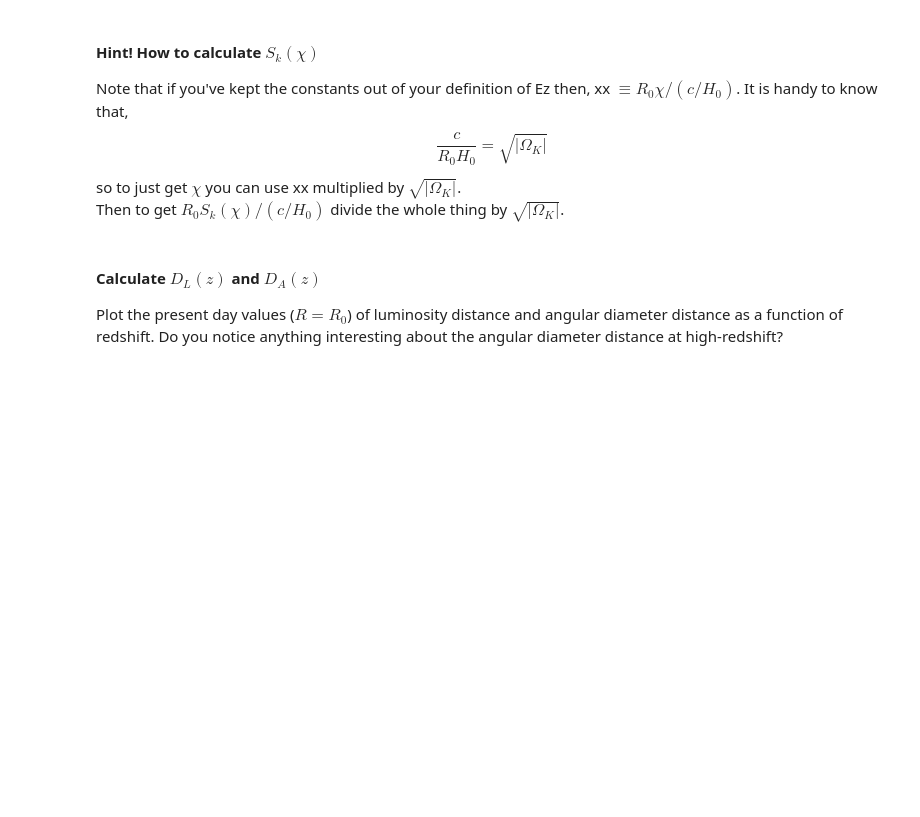
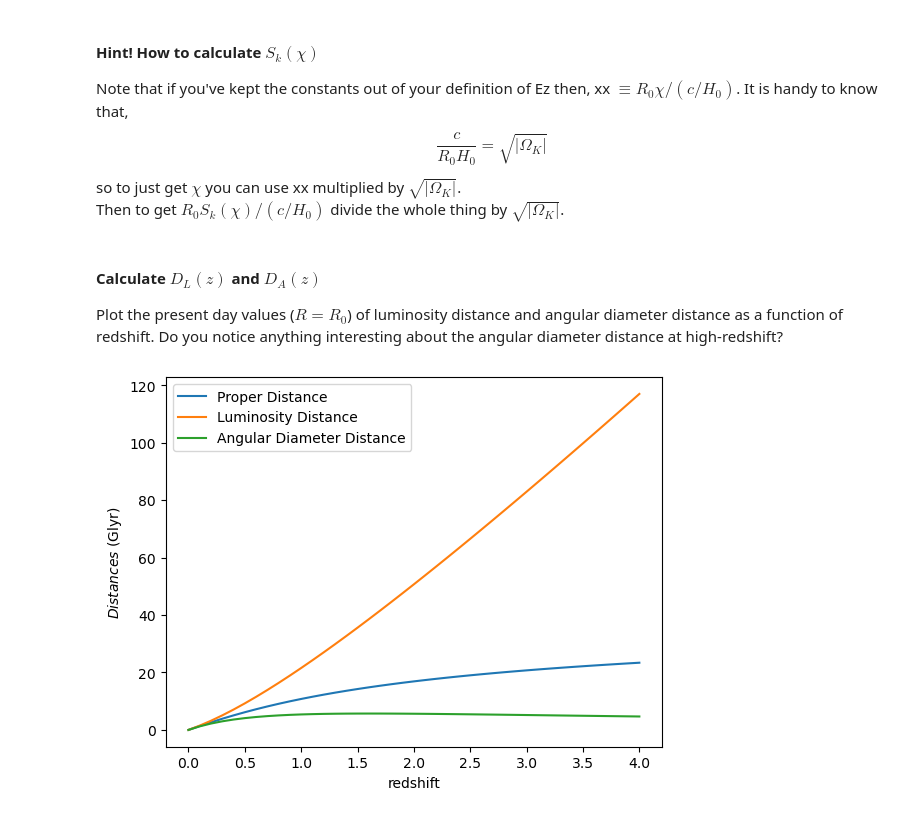
Before and after one commit to naidee/Cosmology-Project, a Jupyter notebook: cosmo/docs/notebooks/DistancesPrez.ipynb, the cells around one changed output. Saved outputs shown, nothing was run; the diff lists cells and outputs as text; code cells hidden in the pictures; blank space fills up the shorter version.

Commit message:
DistancesPrez preliminary notes finished

```diff
--- a/cosmo/docs/notebooks/DistancesPrez.ipynb
+++ b/cosmo/docs/notebooks/DistancesPrez.ipynb
@@ -182,13 +185,15 @@ Plot the present day values ($R=R_0$) of luminosity distance and angular diamete
 # %%
 ok = 1.0-om-ol
 DD = R0X                          # Proper distance
 DL = Sk(xarr,ok)*(1+zarr)*cH0Glyr # Luminosity distance
-DA = 'Your code here'             # Angular diameter distance
+DA = Sk(xarr,ok)*((1+zarr)**-1)*cH0Glyr             # Angular diameter distance
 
-#plt.plot(zarr,DD,label='Proper Distance')
-#plt.plot(zarr,DL,label='Luminosity Distance')
-##plt.plot(zarr,DA,label='Angular Diameter Distance')
-#plt.legend()
-#plt.xlabel('redshift')
-#plt.ylabel('$Distances$ (Glyr)')
-#plt.show()
+plt.plot(zarr,DD,label='Proper Distance')
+plt.plot(zarr,DL,label='Luminosity Distance')
+plt.plot(zarr,DA,label='Angular Diameter Distance')
+plt.legend()
+plt.xlabel('redshift')
+plt.ylabel('$Distances$ (Glyr)')
+plt.show()
+# %% [output]
+[figure, added]
```
Also changed, not shown: parts of 2 cells of this notebook.
